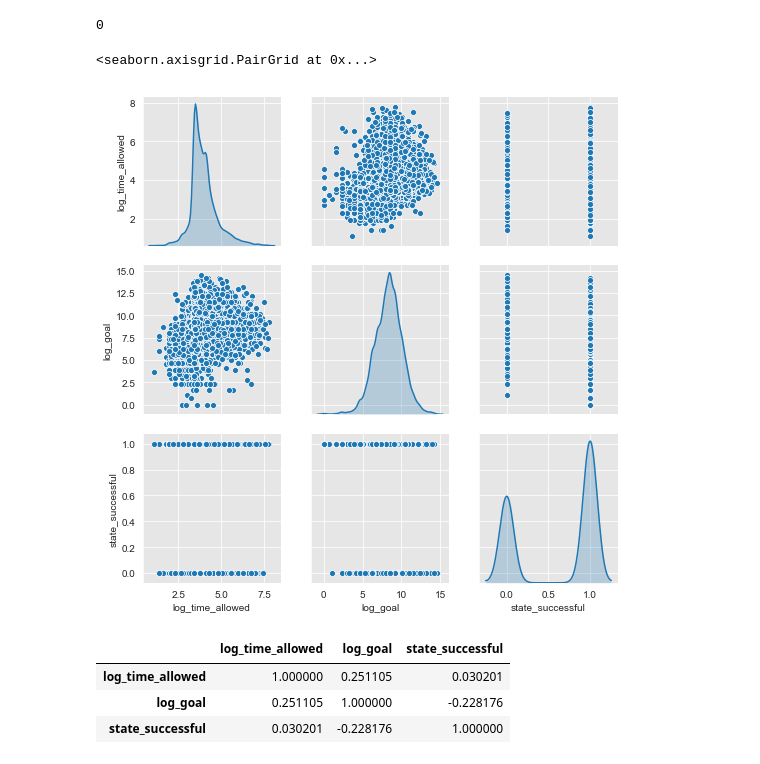
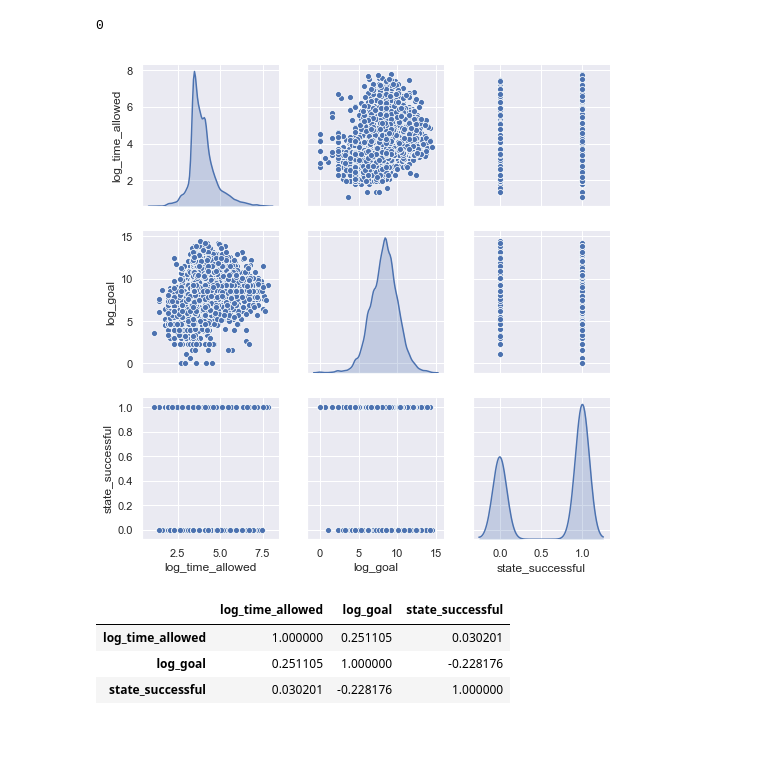
Before and after one commit to oqusous/Kickstarter_project, a Jupyter notebook: 02_EDA_&_Modelling_KSP.ipynb, the cells around one changed output. Drawn from its saved outputs; the diff is of its cells as text; code cells hidden in the pictures; blank space fills up the shorter version.

```diff
--- a/02_EDA_&_Modelling_KSP.ipynb
+++ b/02_EDA_&_Modelling_KSP.ipynb
@@ -83,7 +92,7 @@ for index, row in df.iterrows():
     elif df.loc[index,'country'] == 'JP' or df.loc[index,'country'] == 'CH' or df.loc[index,'country'] == 'HK' or df.loc[index,'country'] == 'SG':
         df.loc[index,'country'] = 'Aisa'
     elif df.loc[index,'country'] == 'MX':
-        df.loc[index,'country'] = 'SAmerica'
+        df.loc[index,'country'] = 'CAmerica'
     else:
         df.loc[index,'country'] = 'Euro'
 # %%
@@ -249,10 +258,11 @@ X.isna().sum().sum()
 0
 # %%
 # Plot pair relationships
+sns.set(rc={'figure.figsize':(30,15)})
 sns.pairplot(pd.concat([X_c,y],1), diag_kind="kde", height=2.5)
+#plt.savefig('plot_downloads/pairplots.png')
 # %% [output]
-<seaborn.axisgrid.PairGrid at 0x...>
-[figure, old version]
+[figure, new version]
 # %%
 (pd.concat([X_c,y],1)).corr()
 # %% [output]
```
Also changed, not shown: parts of 78 cells of this notebook, 20 other files.
